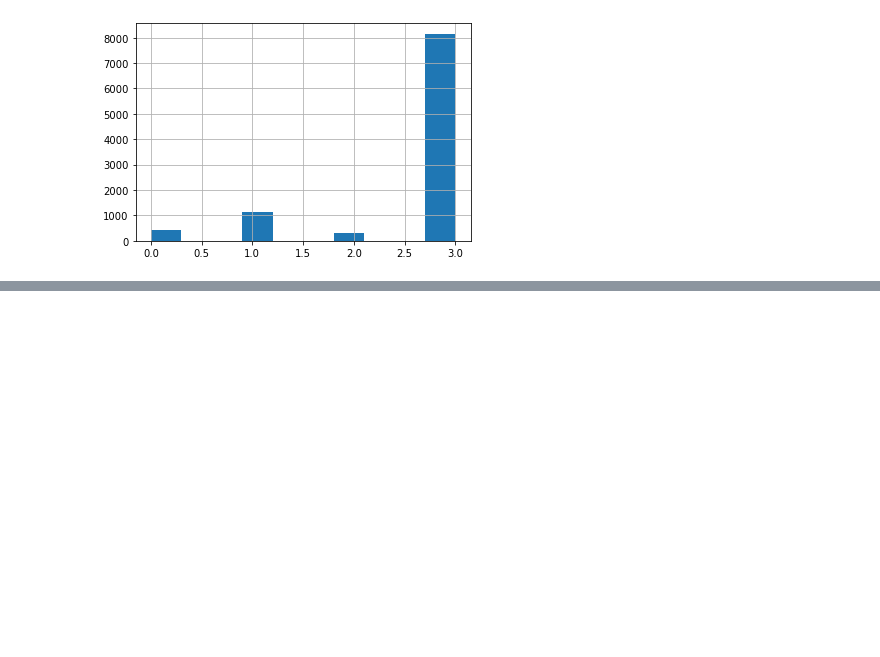
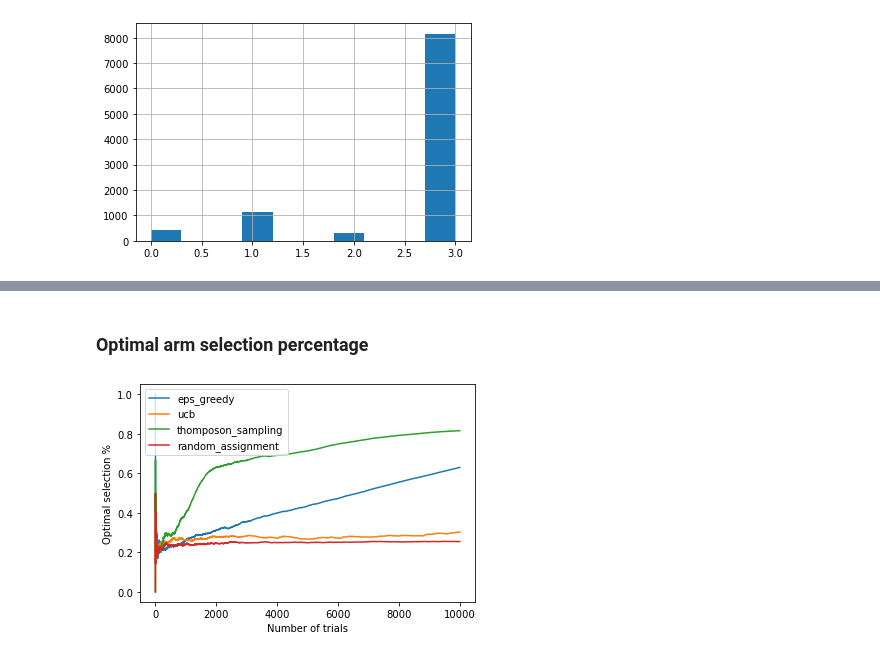
Before and after one commit to vicgpt/Reinforcement-Learning, a Jupyter notebook: online_experiments/controlled-online-experiment.ipynb, the cells around one changed output, grey strips where cells are left out. Cells and saved outputs as stored; diff of their text form; code cells hidden in the pictures; blank space fills up the shorter version.

```diff
--- a/online_experiments/controlled-online-experiment.ipynb
+++ b/online_experiments/controlled-online-experiment.ipynb
@@ -245,3 +189,9 @@ Do MAB get it quickly?
+# %% [markdown]
+### Optimal arm selection percentage
+# %%
+plot_optimal_arm_selection(n_trials, mab_list, arms_list)
+# %% [output]
+[figure, added]
 # %% [markdown]
 ## Conclusion
 
```
Also changed, not shown: parts of 22 cells of this notebook.
